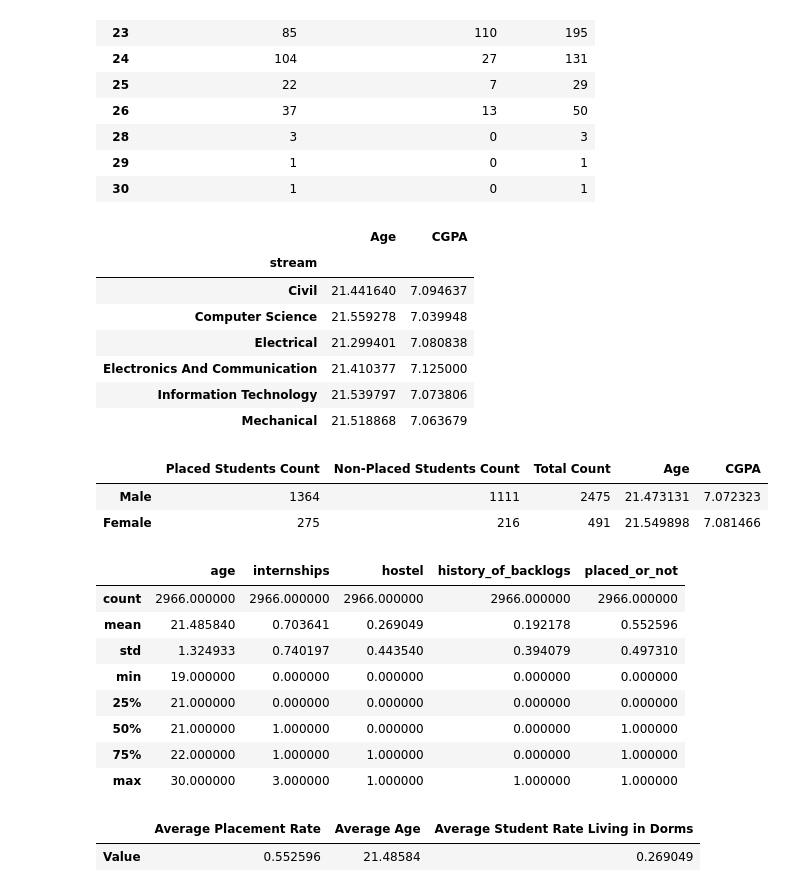
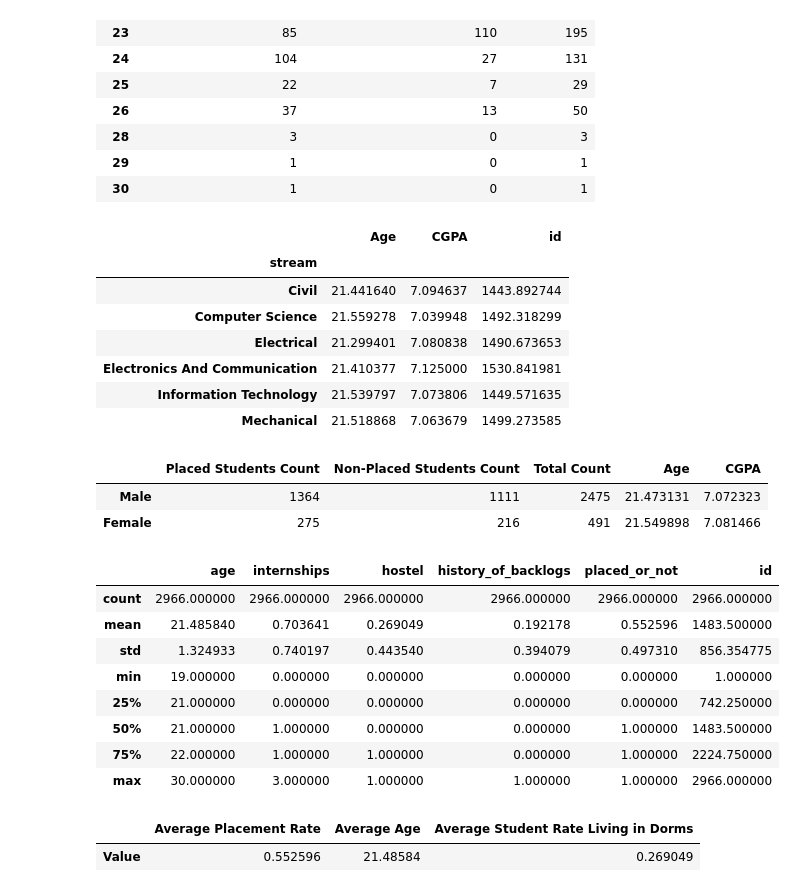
Before and after one commit to connorfarrell7/Group4_Project, a Jupyter notebook: Student_Placement_Records_EDA.ipynb, the cells around one changed output. Cells and saved outputs as stored; diff of their text form; code cells hidden in the pictures.

```diff
--- a/Student_Placement_Records_EDA.ipynb
+++ b/Student_Placement_Records_EDA.ipynb
@@ -99,18 +100,18 @@ age_groups_df
 | 30 | 1 | 0 | 1 |
 # %%
 # Creating a pandas dataframe to get the average of age and CGPA by stream
-avg_by_stream = student_records_df.groupby('stream').mean().drop(['internships', 'hostel', 'history_of_backlogs', 'placed_or_not', 'id'], 1)
+avg_by_stream = student_records_df.groupby('stream').mean().drop(['internships', 'hostel', 'history_of_backlogs', 'placed_or_not'], 1)
 avg_by_stream = avg_by_stream.rename(columns={"age": "Age", "cgpa": "CGPA"})
 avg_by_stream
 # %% [output]
-|  | Age | CGPA |
-| stream |  |  |
-| Civil | 21.441640 | 7.094637 |
-| Computer Science | 21.559278 | 7.039948 |
-| Electrical | 21.299401 | 7.080838 |
-| Electronics And Communication | 21.410377 | 7.125000 |
-| Information Technology | 21.539797 | 7.073806 |
-| Mechanical | 21.518868 | 7.063679 |
+|  | Age | CGPA | id |
+| stream |  |  |  |
+| Civil | 21.441640 | 7.094637 | 1443.892744 |
+| Computer Science | 21.559278 | 7.039948 | 1492.318299 |
+| Electrical | 21.299401 | 7.080838 | 1490.673653 |
+| Electronics And Communication | 21.410377 | 7.125000 | 1530.841981 |
+| Information Technology | 21.539797 | 7.073806 | 1449.571635 |
+| Mechanical | 21.518868 | 7.063679 | 1499.273585 |
 # %%
 # Group student placement by gender
 
@@ -140,18 +141,18 @@ gender_df
 | Female | 275 | 216 | 491 | 21.549898 | 7.081466 |
 # %%
 # Stistical Summary of the student records
-student_summary = student_records_df[['age', 'internships', 'hostel', 'history_of_backlogs', 'placed_or_not']].describe()
+student_summary = student_records_df[['age', 'internships', 'hostel', 'history_of_backlogs', 'placed_or_not', 'id']].describe()
 student_summary
 # %% [output]
-|  | age | internships | hostel | history_of_backlogs | placed_or_not |
-| count | 2966.000000 | 2966.000000 | 2966.000000 | 2966.000000 | 2966.000000 |
-| mean | 21.485840 | 0.703641 | 0.269049 | 0.192178 | 0.552596 |
-| std | 1.324933 | 0.740197 | 0.443540 | 0.394079 | 0.497310 |
-| min | 19.000000 | 0.000000 | 0.000000 | 0.000000 | 0.000000 |
-| 25% | 21.000000 | 0.000000 | 0.000000 | 0.000000 | 0.000000 |
-| 50% | 21.000000 | 1.000000 | 0.000000 | 0.000000 | 1.000000 |
-| 75% | 22.000000 | 1.000000 | 1.000000 | 0.000000 | 1.000000 |
-| max | 30.000000 | 3.000000 | 1.000000 | 1.000000 | 1.000000 |
+|  | age | internships | hostel | history_of_backlogs | placed_or_not | id |
+| count | 2966.000000 | 2966.000000 | 2966.000000 | 2966.000000 | 2966.000000 | 2966.000000 |
+| mean | 21.485840 | 0.703641 | 0.269049 | 0.192178 | 0.552596 | 1483.500000 |
+| std | 1.324933 | 0.740197 | 0.443540 | 0.394079 | 0.497310 | 856.354775 |
+| min | 19.000000 | 0.000000 | 0.000000 | 0.000000 | 0.000000 | 1.000000 |
+| 25% | 21.000000 | 0.000000 | 0.000000 | 0.000000 | 0.000000 | 742.250000 |
+| 50% | 21.000000 | 1.000000 | 0.000000 | 0.000000 | 1.000000 | 1483.500000 |
+| 75% | 22.000000 | 1.000000 | 1.000000 | 0.000000 | 1.000000 | 2224.750000 |
+| max | 30.000000 | 3.000000 | 1.000000 | 1.000000 | 1.000000 | 2966.000000 |
 # %%
 avg_data = {'Average Placement Rate': student_summary.at['mean', 'placed_or_not'],
             'Average Age': student_summary.at['mean','age'],
```
Also changed, not shown: parts of 8 cells of this notebook.
